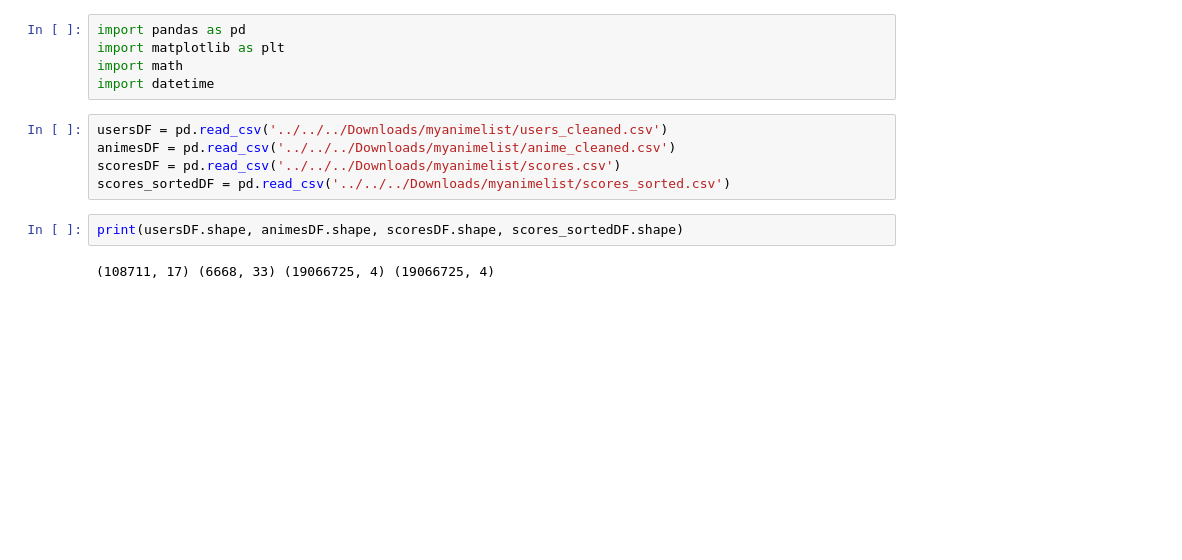
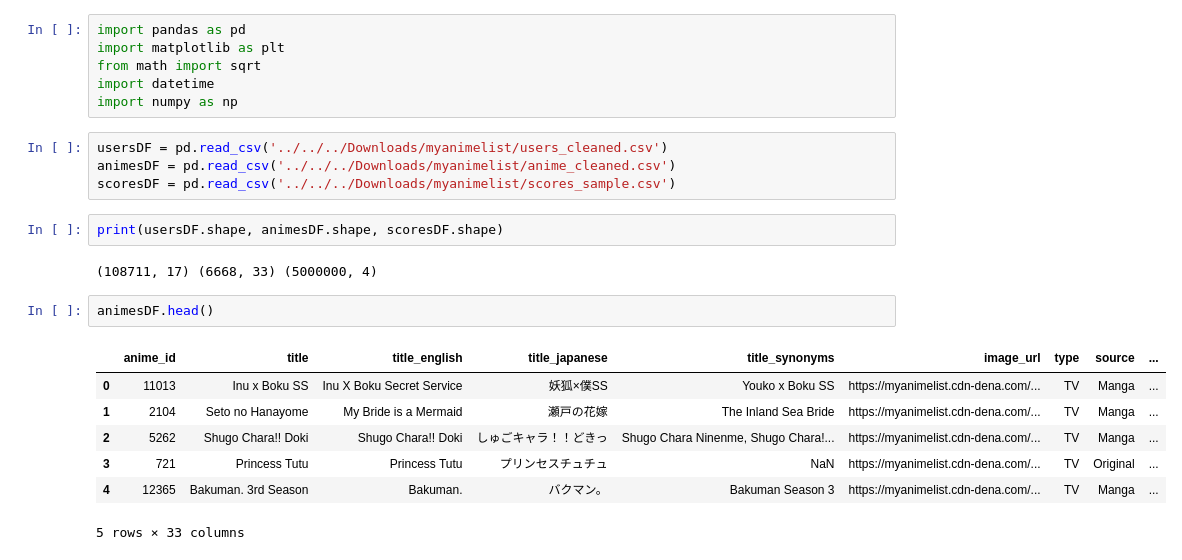
Before and after one commit to cmlimm/MALrecommendations, a Jupyter notebook: datasetTest.ipynb, the cells around one changed output. Drawn from its saved outputs; the diff is of its cells as text; blank space fills up the shorter version.

```diff
--- a/datasetTest.ipynb
+++ b/datasetTest.ipynb
@@ -1,17 +1,27 @@
 # %%
 import pandas as pd
 import matplotlib as plt
-import math
+from math import sqrt
 import datetime
+import numpy as np
 # %%
 usersDF = pd.read_csv('../../../Downloads/myanimelist/users_cleaned.csv')
 animesDF = pd.read_csv('../../../Downloads/myanimelist/anime_cleaned.csv')
-scoresDF = pd.read_csv('../../../Downloads/myanimelist/scores.csv')
-scores_sortedDF = pd.read_csv('../../../Downloads/myanimelist/scores_sorted.csv')
+scoresDF = pd.read_csv('../../../Downloads/myanimelist/scores_sample.csv')
 # %%
-print(usersDF.shape, animesDF.shape, scoresDF.shape, scores_sortedDF.shape)
+print(usersDF.shape, animesDF.shape, scoresDF.shape)
 # %% [output]
-(108711, 17) (6668, 33) (19066725, 4) (19066725, 4)
+(108711, 17) (6668, 33) (5000000, 4)
+# %%
+animesDF.head()
+# %% [output]
+|  | anime_id | title | title_english | title_japanese | title_synonyms | image_url | type | source | ... |
+| 0 | 11013 | Inu x Boku SS | Inu X Boku Secret Service | 妖狐×僕SS | Youko x Boku SS | https://myanimelist.cdn-dena.com/... | TV | Manga | ... |
+| 1 | 2104 | Seto no Hanayome | My Bride is a Mermaid | 瀬戸の花嫁 | The Inland Sea Bride | https://myanimelist.cdn-dena.com/... | TV | Manga | ... |
+| 2 | 5262 | Shugo Chara!! Doki | Shugo Chara!! Doki | しゅごキャラ！！どきっ | Shugo Chara Ninenme, Shugo Chara!... | https://myanimelist.cdn-dena.com/... | TV | Manga | ... |
+| 3 | 721 | Princess Tutu | Princess Tutu | プリンセスチュチュ | NaN | https://myanimelist.cdn-dena.com/... | TV | Original | ... |
+| 4 | 12365 | Bakuman. 3rd Season | Bakuman. | バクマン。 | Bakuman Season 3 | https://myanimelist.cdn-dena.com/... | TV | Manga | ... |
+5 rows × 33 columns
 # %%
 scoresDF.head()
 # %% [output]
```
Also changed, not shown: parts of 17 cells of this notebook, 1 other file.
